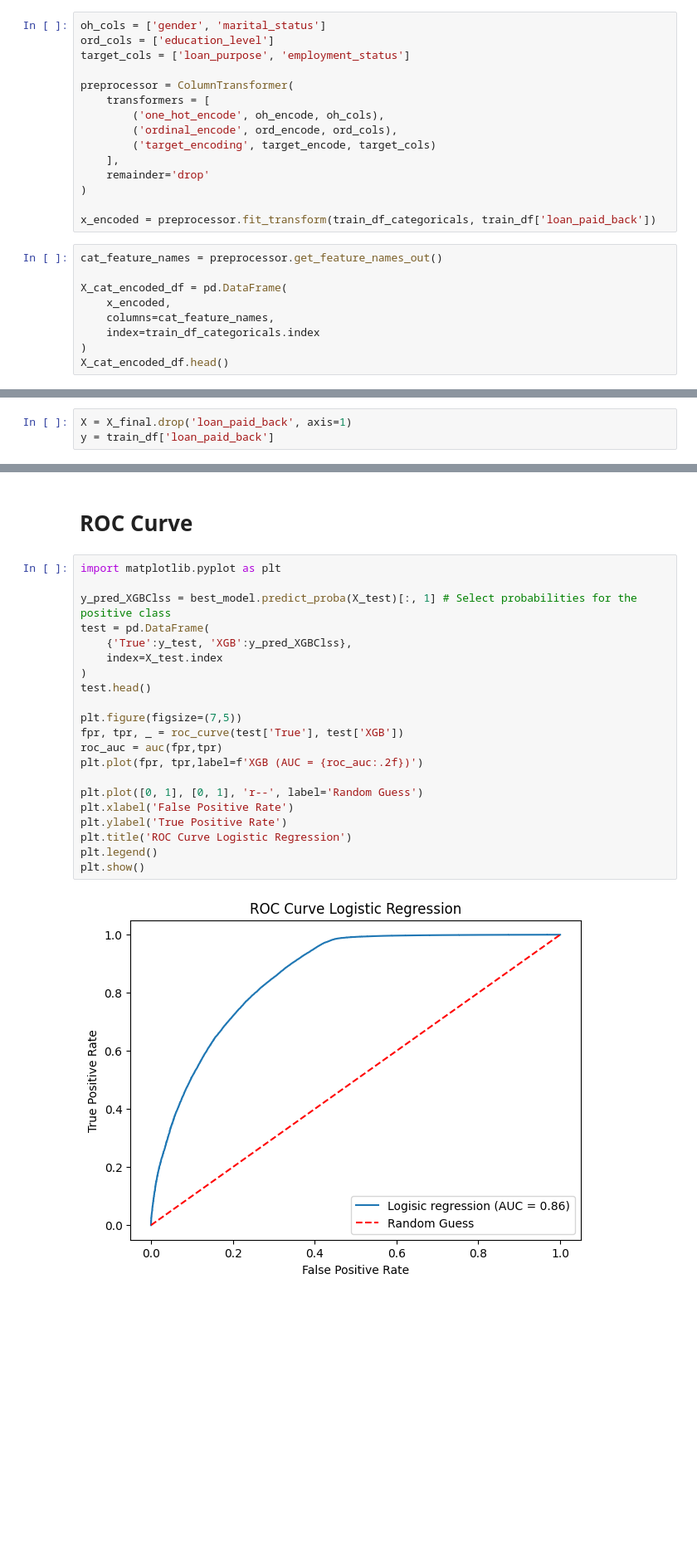
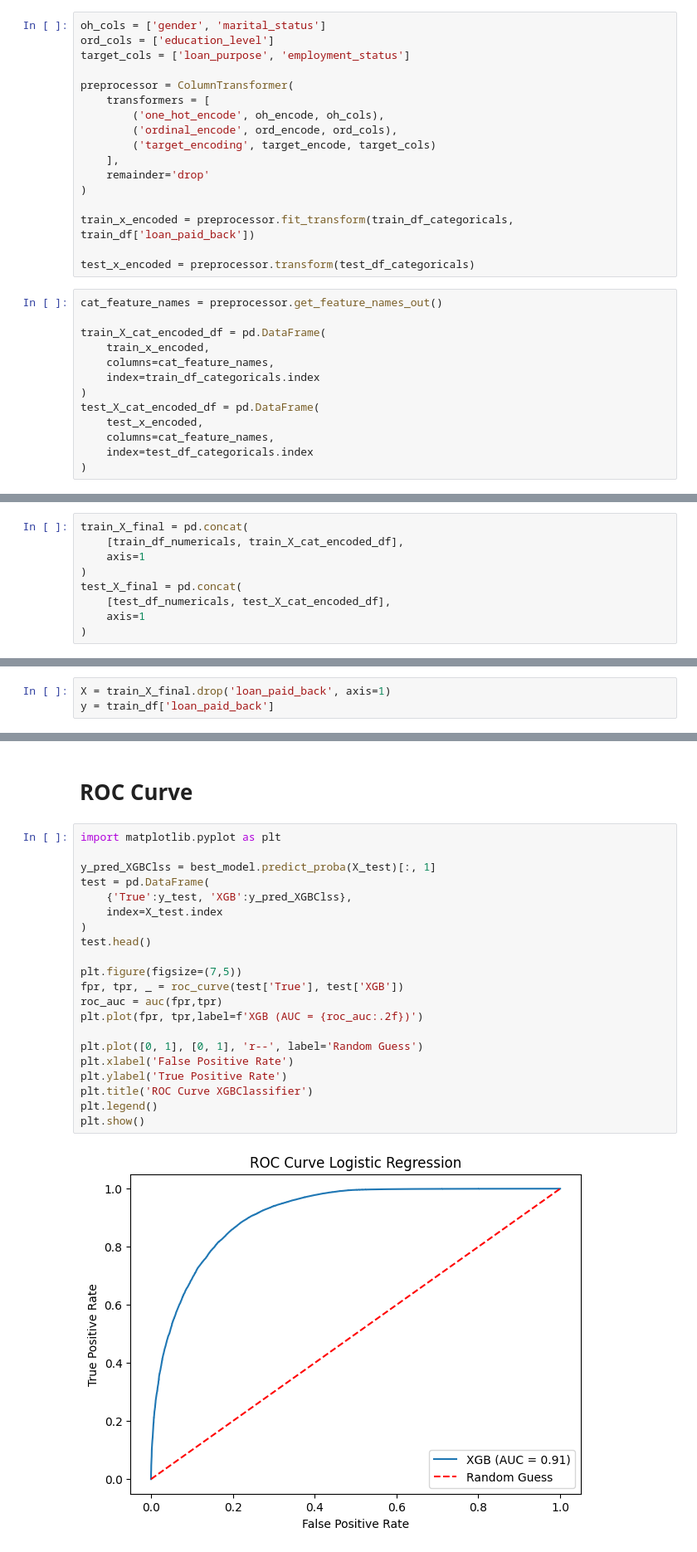
Before and after one commit to Shravani-std/Kaggle_Competations_problems, a Jupyter notebook: Predicting_Loan_Payback.ipynb, the cells around one changed output, grey strips where cells are left out. Shown at 83% size. Drawn from its saved outputs; the diff is of its cells as text; blank space fills up the shorter version.

```diff
--- a/Predicting_Loan_Payback.ipynb
+++ b/Predicting_Loan_Payback.ipynb
@@ -240,13 +344,19 @@ preprocessor = ColumnTransformer(
     remainder='drop'
 )
 
-x_encoded = preprocessor.fit_transform(train_df_categoricals, train_df['loan_paid_back'])
+train_x_encoded = preprocessor.fit_transform(train_df_categoricals, train_df['loan_paid_back'])
+
+test_x_encoded = preprocessor.transform(test_df_categoricals)
 # %%
 cat_feature_names = preprocessor.get_feature_names_out()
 
-X_cat_encoded_df = pd.DataFrame(
-    x_encoded,
+train_X_cat_encoded_df = pd.DataFrame(
+    train_x_encoded,
     columns=cat_feature_names,
     index=train_df_categoricals.index
 )
-X_cat_encoded_df.head()
+test_X_cat_encoded_df = pd.DataFrame(
+    test_x_encoded,
+    columns=cat_feature_names,
+    index=test_df_categoricals.index
+)
@@ -286,0 +363,9 @@ Index(['annual_income', 'debt_to_income_ratio', 'credit_score', 'loan_amount',
+# %%
+train_X_final = pd.concat(
+    [train_df_numericals, train_X_cat_encoded_df],
+    axis=1
+)
+test_X_final = pd.concat(
+    [test_df_numericals, test_X_cat_encoded_df],
+    axis=1
+)
@@ -287,4 +394,4 @@ Index(['annual_income', 'debt_to_income_ratio', 'credit_score', 'loan_amount',
 # %%
-X = X_final.drop('loan_paid_back', axis=1)
+X = train_X_final.drop('loan_paid_back', axis=1)
 y = train_df['loan_paid_back']
 # %%
@@ -591,23 +653,23 @@ for model in models:
 # %%
 import matplotlib.pyplot as plt
 
-y_pred_XGBClss = best_model.predict_proba(X_test)[:, 1] # Select probabilities for the positive class
+y_pred_XGBClss = best_model.predict_proba(X_test)[:, 1]
 test = pd.DataFrame(
     {'True':y_test, 'XGB':y_pred_XGBClss},
     index=X_test.index
 )
 test.head()
 
 plt.figure(figsize=(7,5))
 fpr, tpr, _ = roc_curve(test['True'], test['XGB'])
 roc_auc = auc(fpr,tpr)
 plt.plot(fpr, tpr,label=f'XGB (AUC = {roc_auc:.2f})')
 
 plt.plot([0, 1], [0, 1], 'r--', label='Random Guess')
 plt.xlabel('False Positive Rate')
 plt.ylabel('True Positive Rate')
-plt.title('ROC Curve Logistic Regression')
+plt.title('ROC Curve XGBClassifier')
 plt.legend()
 plt.show()
 # %% [output]
-[figure, old version]
+[figure, new version]
```
Also changed, not shown: parts of 35 cells of this notebook.
